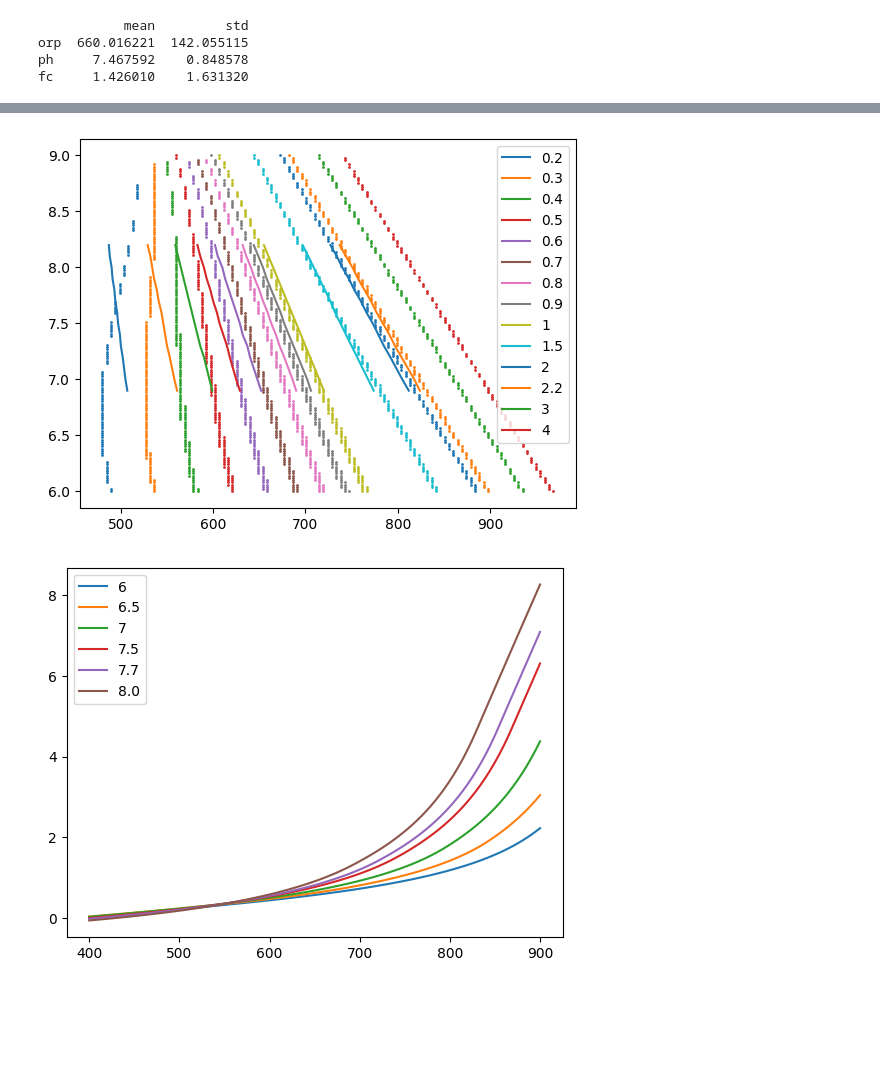
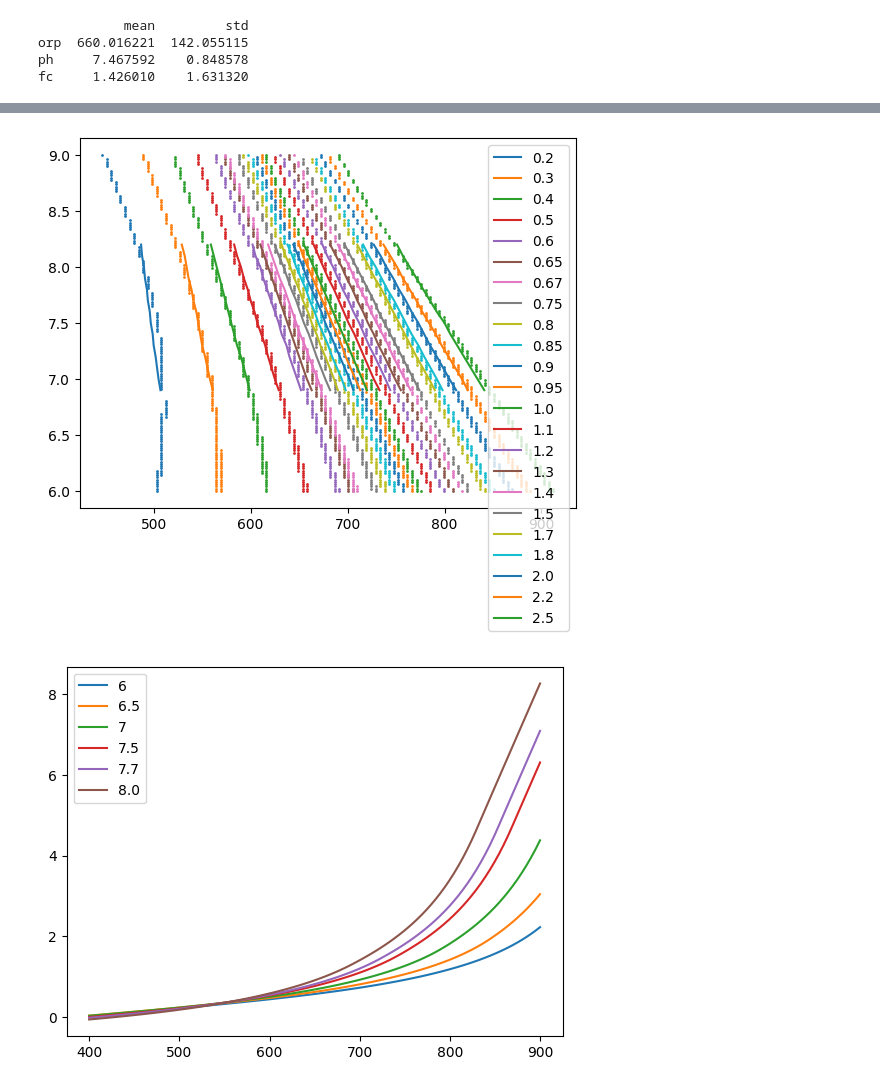
Before and after one commit to mzakharo/tubby, a Jupyter notebook: fc_model.ipynb, the cells around one changed output, grey strips where cells are left out. Drawn from its saved outputs; the diff is of its cells as text; code cells hidden in the pictures; blank space fills up the shorter version.

```diff
--- a/fc_model.ipynb
+++ b/fc_model.ipynb
@@ -304,19 +304,19 @@ for ph in phs:
 # %%
 ppms = df['ppm CL']
 
 #ppms = [2, 2.2, 2.5]
 
-ppms = [0.2, 0.3, 0.4, 0.5, 0.6, 0.7, 0.8, 0.9, 1, 1.5, 2, 2.2, 3, 4]
+#ppms = [0.2, 0.3, 0.4, 0.5, 0.6, 0.7, 0.8, 0.9, 1, 1.5, 2, 2.2, 3, 4]
 plt.figure()
 for ppm in ppms:
     data =dataset_orig.loc[dataset_orig['fc'] == ppm]
     plt.plot(data[['orp']], data[[ 'ph']], label=str(ppm))
     predictions = vals0[vals0['ppm'].between(ppm*0.98, ppm*1.02)]
     plt.scatter(predictions['orp'], predictions['ph'], s=1)
 plt.legend(loc="upper right")
 plt.show()
 # %% [output]
-[figure, old version]
+[figure, new version]
 # %%
 for key in [6, 6.5, 7, 7.5, 7.7, 8.0]:
     ph = np.array([key] * len(sample_xs))
```
Also changed, not shown: parts of 6 cells of this notebook.
